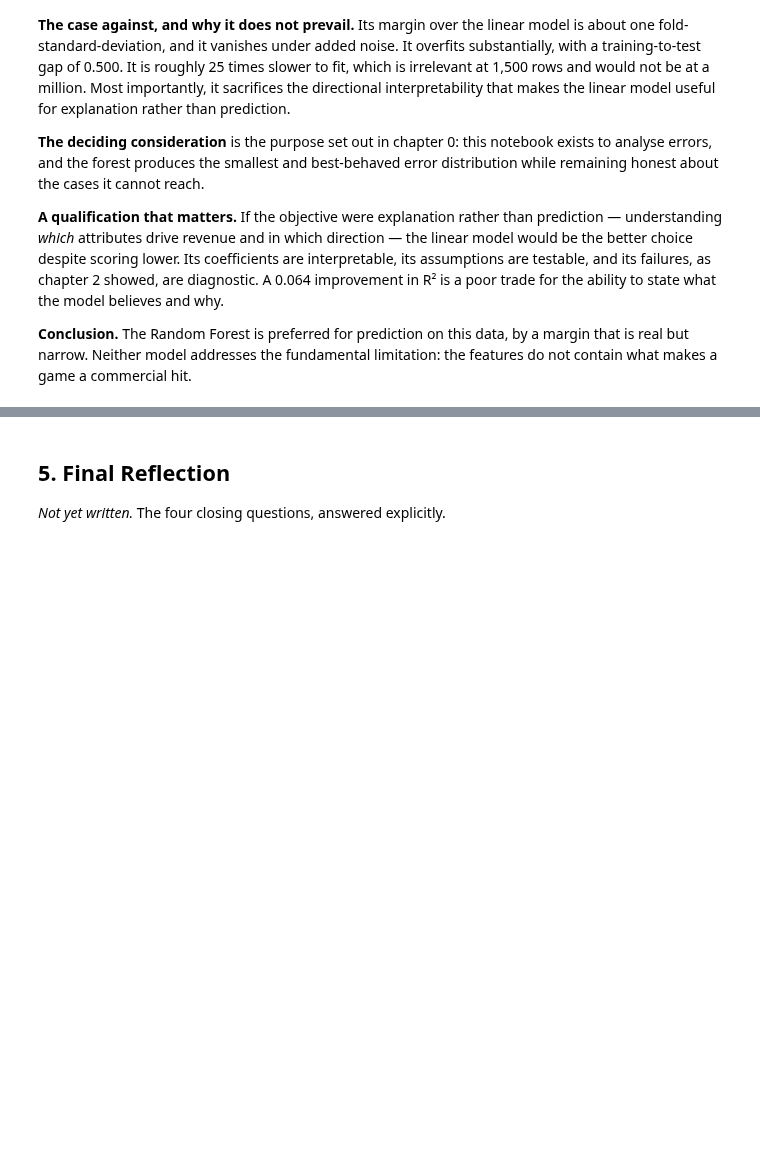
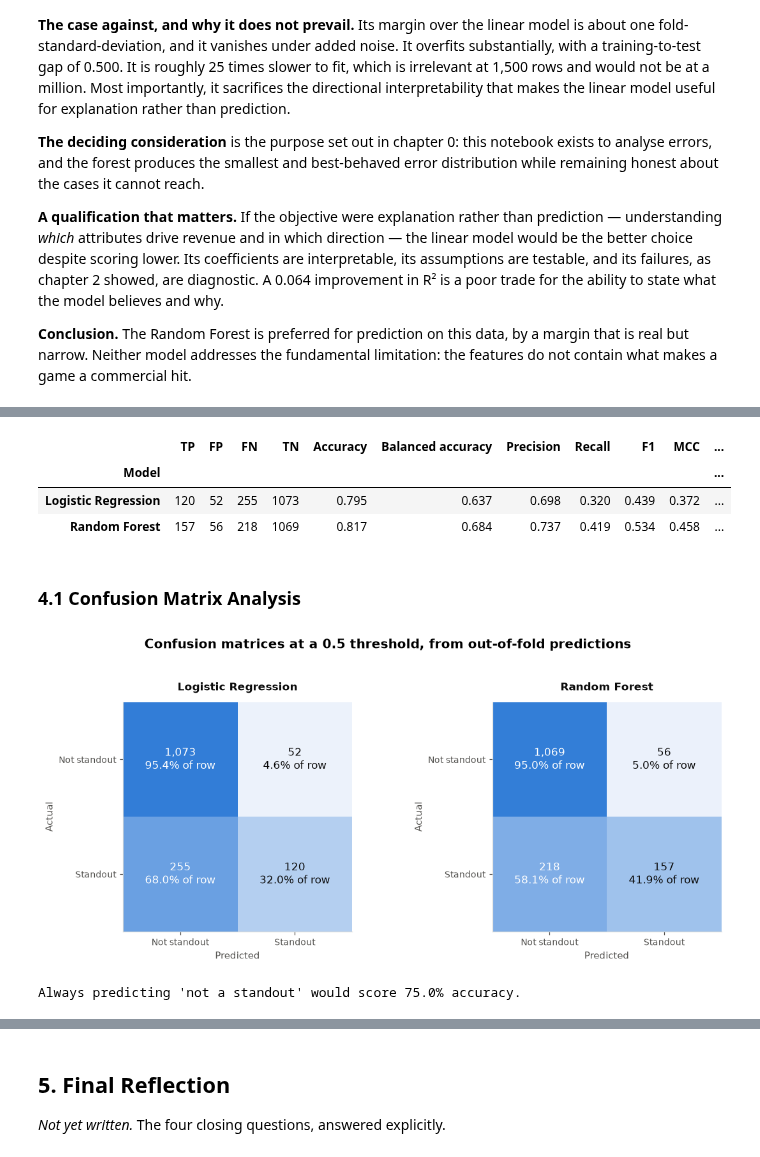
Before and after one commit to shonmazon/Data_Science, a Jupyter notebook: assignment2-error-analysis/notebooks/steam_error_analysis.ipynb, the cells around one changed output, grey strips where cells are left out. Cells and saved outputs as stored; diff of their text form; code cells hidden in the pictures; blank space fills up the shorter version.

```diff
--- a/assignment2-error-analysis/notebooks/steam_error_analysis.ipynb
+++ b/assignment2-error-analysis/notebooks/steam_error_analysis.ipynb
@@ -1441,0 +1453,49 @@ limitation: the features do not contain what makes a game a commercial hit.
+# %%
+from sklearn.metrics import confusion_matrix, roc_auc_score, roc_curve
+
+from error_analysis.classification_models import (
+    BETA_VALUES,
+    DEFAULT_THRESHOLD,
+    compare_features_by_outcome,
+    confidence_of_prediction,
+    error_rate_by_revenue_decile,
+    fbeta_grid,
+    high_confidence_errors,
+    out_of_fold_probabilities,
+    summarise_classifiers,
+    summarise_confidence,
+    threshold_sweep,
+)
+from error_analysis.plots import (
+    plot_confidence_distributions,
+    plot_confusion_matrices,
+    plot_error_rate_by_decile,
+    plot_fbeta_curves,
+    plot_feature_outcome_distributions,
+    plot_roc_curves,
+    plot_threshold_curves,
+)
+
+class_target = games[CLASSIFICATION_TARGET]
+class_probabilities = out_of_fold_probabilities(games[ALL_FEATURES], class_target, CLASSIFICATION_CV)
+
+summarise_classifiers(class_target, class_probabilities)
+# %% [output]
+|  | TP | FP | FN | TN | Accuracy | Balanced accuracy | Precision | Recall | F1 | MCC | ... |
+| Model |  |  |  |  |  |  |  |  |  |  | ... |
+| Logistic Regression | 120 | 52 | 255 | 1073 | 0.795 | 0.637 | 0.698 | 0.320 | 0.439 | 0.372 | ... |
+| Random Forest | 157 | 56 | 218 | 1069 | 0.817 | 0.684 | 0.737 | 0.419 | 0.534 | 0.458 | ... |
+# %% [markdown]
+### 4.1 Confusion Matrix Analysis
+# %%
+confusion_matrices = {
+    name: confusion_matrix(class_target, (probability >= DEFAULT_THRESHOLD).astype(int), labels=[0, 1])
+    for name, probability in class_probabilities.items()
+}
+display(plot_confusion_matrices(confusion_matrices))
+
+print(f"Always predicting 'not a standout' would score "
+      f"{(class_target == 0).mean():.1%} accuracy.")
+# %% [output]
+[figure, added]
+Always predicting 'not a standout' would score 75.0% accuracy.
```
Also changed, not shown: parts of 21 cells of this notebook, 2 other files.
